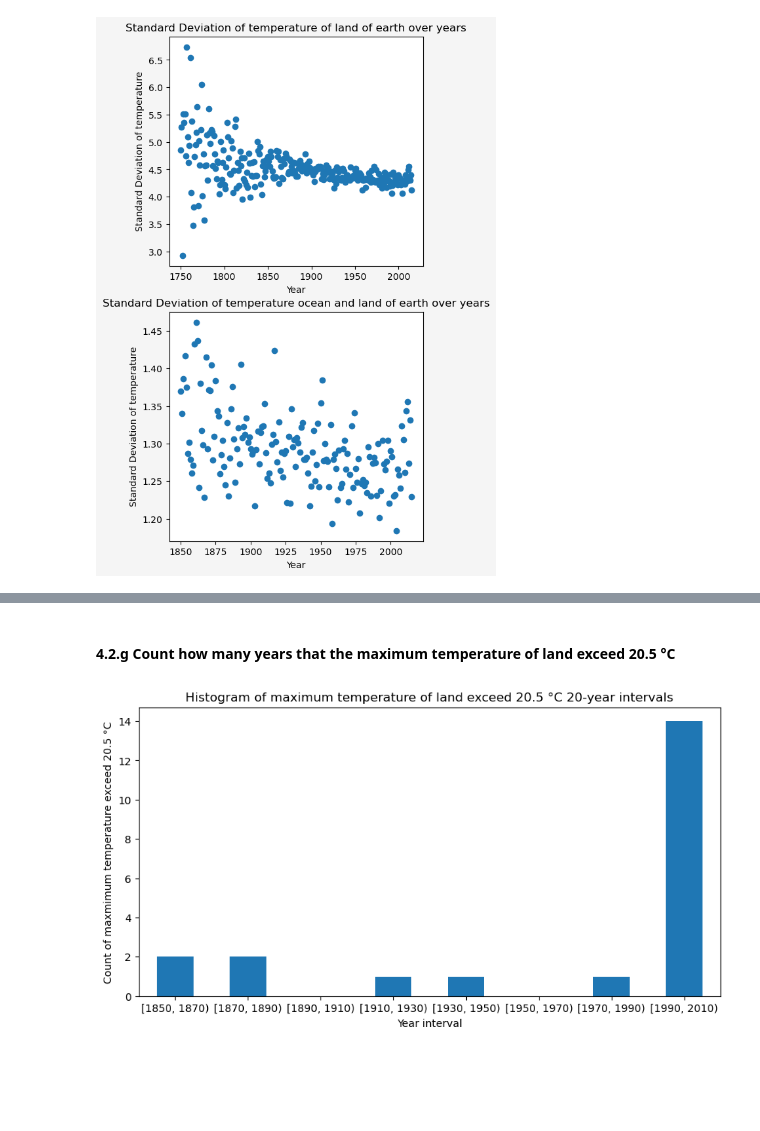
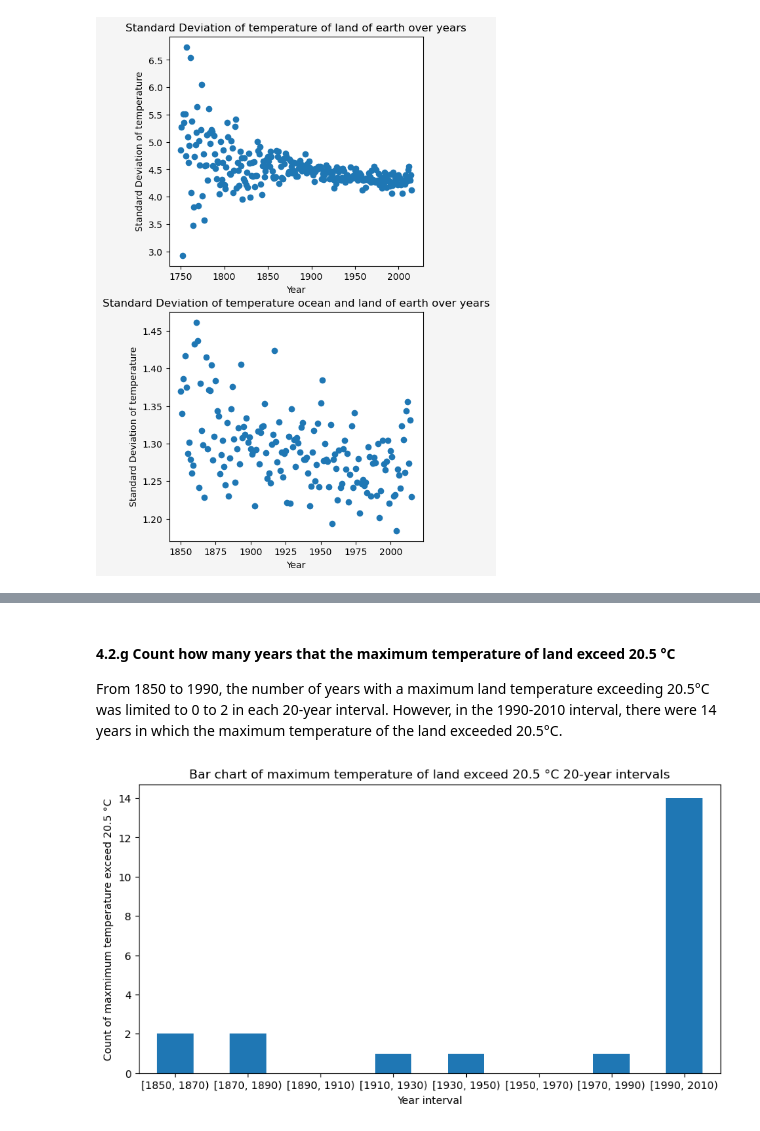
Before and after one commit to XinyangNick/ECO225-Project-1, a Jupyter notebook: Project One Xinyang.ipynb, the cells around one changed output, grey strips where cells are left out. Saved outputs shown, nothing was run; the diff lists cells and outputs as text; code cells hidden in the pictures; blank space fills up the shorter version.

```diff
--- a/Project One Xinyang.ipynb
+++ b/Project One Xinyang.ipynb
@@ -717,18 +718,19 @@ plt.show()
 # %% [markdown]
 #### 4.2.g Count how many years that the maximum temperature of land exceed 20.5 °C
+From 1850 to 1990, the number of years with a maximum land temperature exceeding 20.5°C was limited to 0 to 2 in each 20-year interval. However, in the 1990-2010 interval, there were 14 years in which the maximum temperature of the land exceeded 20.5°C.
 # %%
 df = YearMaxGlobal
 
 df['Year_bin'] = pd.cut(df.index, bins=range(1850, 2015, 20), right=False)
 binned_data = df.groupby('Year_bin')['Land>=20.5'].sum()
 
 plt.figure(figsize=(10,5))
 binned_data.plot.bar(x='Year_bin', y='Land>=20.5', rot=0)
 plt.xlabel('Year interval')
 plt.ylabel('Count of maxmimum temperature exceed 20.5 °C')
-plt.title('Histogram of maximum temperature of land exceed 20.5 °C 20-year intervals')
+plt.title('Bar chart of maximum temperature of land exceed 20.5 °C 20-year intervals')
 plt.show()
 # %% [output]
-[figure, old version]
+[figure, new version]
 # %% [markdown]
 #### 4.2.i Count how many years that the maximum temperature of land exceed 17 °C
```
Also changed, not shown: parts of 27 cells of this notebook.
